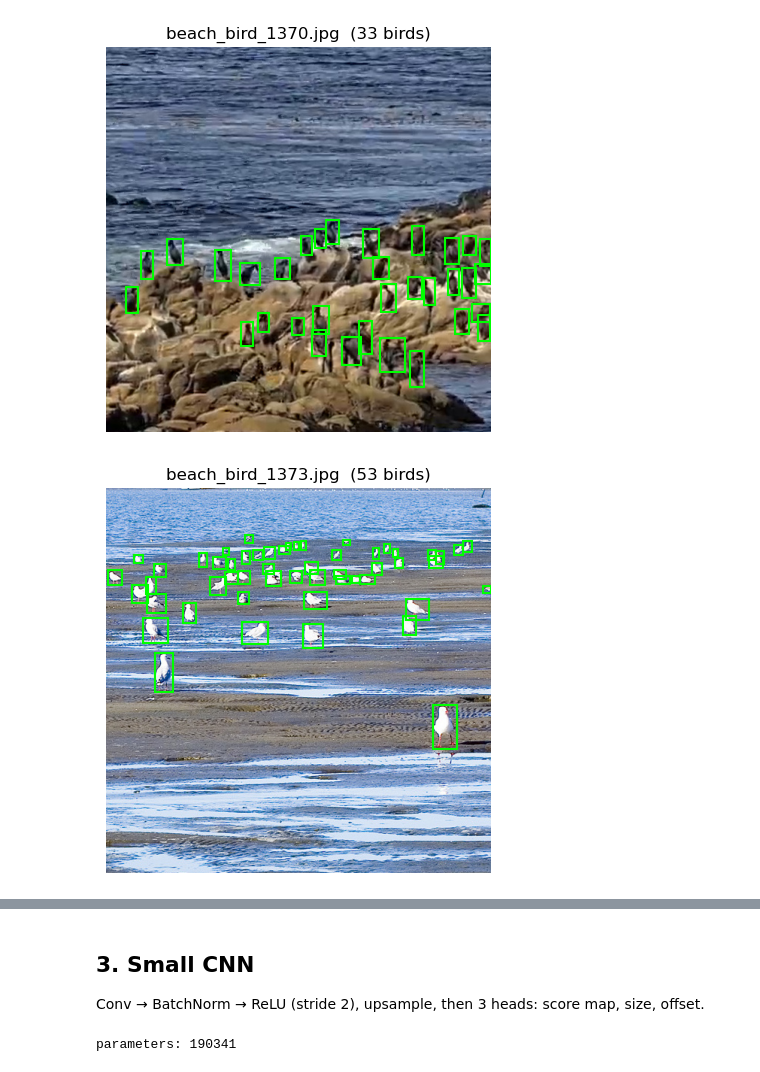
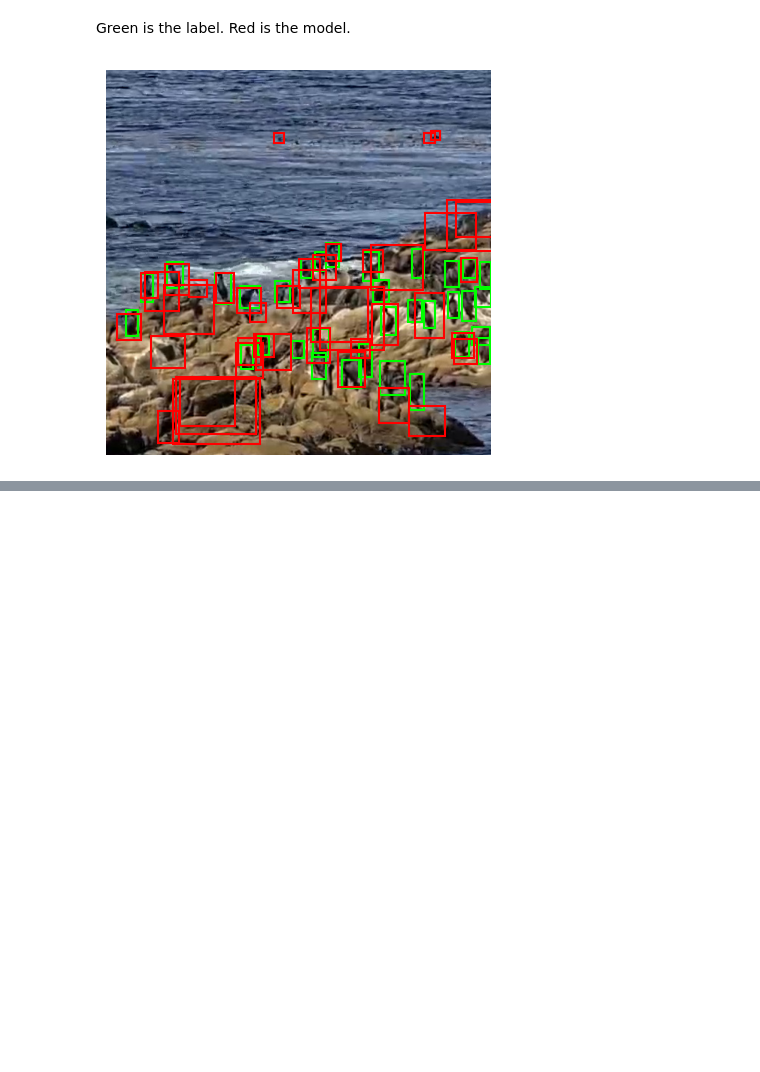
Before and after one commit to JashParekh05/COMP9517GroupProject, a Jupyter notebook: notebooks/simple_cnn_bird_detector.ipynb, the cells around one changed output, grey strips where cells are left out. Drawn from its saved outputs; the diff is of its cells as text; code cells hidden in the pictures; blank space fills up the shorter version.

Commit message:
Shorten the CNN notebook to the network and one validation score.
The measured mAP@0.5 stays in the cell output.

Co-authored-by: Cursor <cursoragent@cursor.com>

```diff
--- a/notebooks/simple_cnn_bird_detector.ipynb
+++ b/notebooks/simple_cnn_bird_detector.ipynb
@@ -99,18 +140,21 @@ val   291 images, 1843 boxes
+# %% [markdown]
+Green is the label. Red is the model.
 # %%
-def show_boxes(img_path, boxes, color="lime", title=""):
-    im = np.array(Image.open(img_path).convert("RGB"))
-    plt.figure(figsize=(5, 5))
-    plt.imshow(im)
-    ax = plt.gca()
-    for x, y, w, h in boxes:
-        ax.add_patch(plt.Rectangle((x, y), w, h, fill=False, edgecolor=color, linewidth=1.5))
-    plt.title(title or os.path.basename(img_path))
-    plt.axis("off")
-    plt.show()
-
-for i in [0, 3, 10]:
-    path, boxes = val[i]
-    show_boxes(path, boxes, title=f"{os.path.basename(path)}  ({len(boxes)} birds)")
+path, gts = val[0]
+with torch.no_grad():
+    hm, wh, off = model(read_tensor(path)[None])
+preds = boxes_from(hm[0], wh[0], off[0])
+im = np.array(Image.open(path).convert("RGB"))
+plt.figure(figsize=(5, 5))
+plt.imshow(im)
+ax = plt.gca()
+for x, y, w, h in gts:
+    ax.add_patch(plt.Rectangle((x, y), w, h, fill=False, edgecolor="lime", lw=1.5))
+for (x, y, w, h), s in preds:
+    if s < 0.1:
+        continue
+    ax.add_patch(plt.Rectangle((x, y), w, h, fill=False, edgecolor="red", lw=1.5))
+plt.axis("off")
+plt.show()
 # %% [output]
-[figure, old version]
+[figure, new version]
-[figure, removed]
@@ -118,35 +160,0 @@ for i in [0, 3, 10]:
-# %% [markdown]
-## 3. Small CNN
-
-Conv → BatchNorm → ReLU (stride 2), upsample, then 3 heads: score map, size, offset.
-# %%
-class Net(nn.Module):
-    def __init__(self):
-        super().__init__()
-        def block(in_c, out_c):
-            return nn.Sequential(
-                nn.Conv2d(in_c, out_c, 3, stride=2, padding=1),
-                nn.BatchNorm2d(out_c),
-                nn.ReLU(inplace=True),
-            )
-        self.enc = nn.Sequential(block(3, 16), block(16, 32), block(32, 64), block(64, 128))
-        self.dec = nn.Sequential(
-            nn.Upsample(scale_factor=2),
-            nn.Conv2d(128, 64, 3, padding=1),
-            nn.ReLU(inplace=True),
-            nn.Upsample(scale_factor=2),
-            nn.Conv2d(64, 32, 3, padding=1),
-            nn.ReLU(inplace=True),
-        )
-        self.hm = nn.Conv2d(32, 1, 1)   # bird score
-        self.wh = nn.Conv2d(32, 2, 1)   # width, height
-        self.off = nn.Conv2d(32, 2, 1)  # centre offset
-
-    def forward(self, x):
-        x = self.dec(self.enc(x))
-        return self.hm(x), self.wh(x), self.off(x)
-
-model = Net()
-print("parameters:", sum(p.numel() for p in model.parameters()))
-# %% [output]
-parameters: 190341
```
Also changed, not shown: parts of 20 cells of this notebook.
